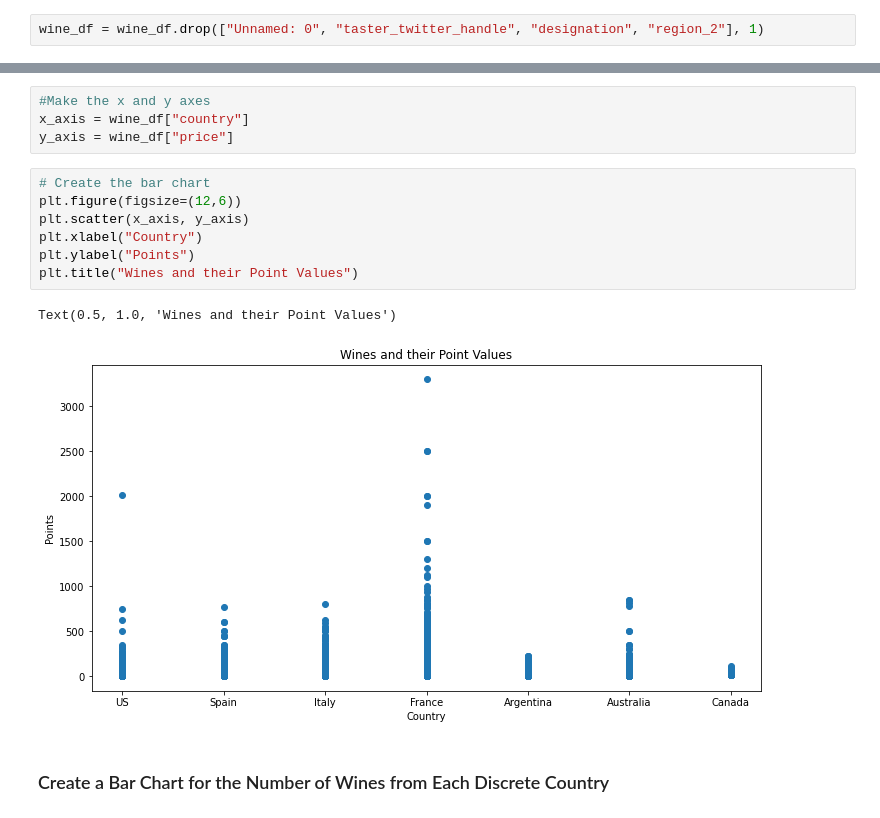
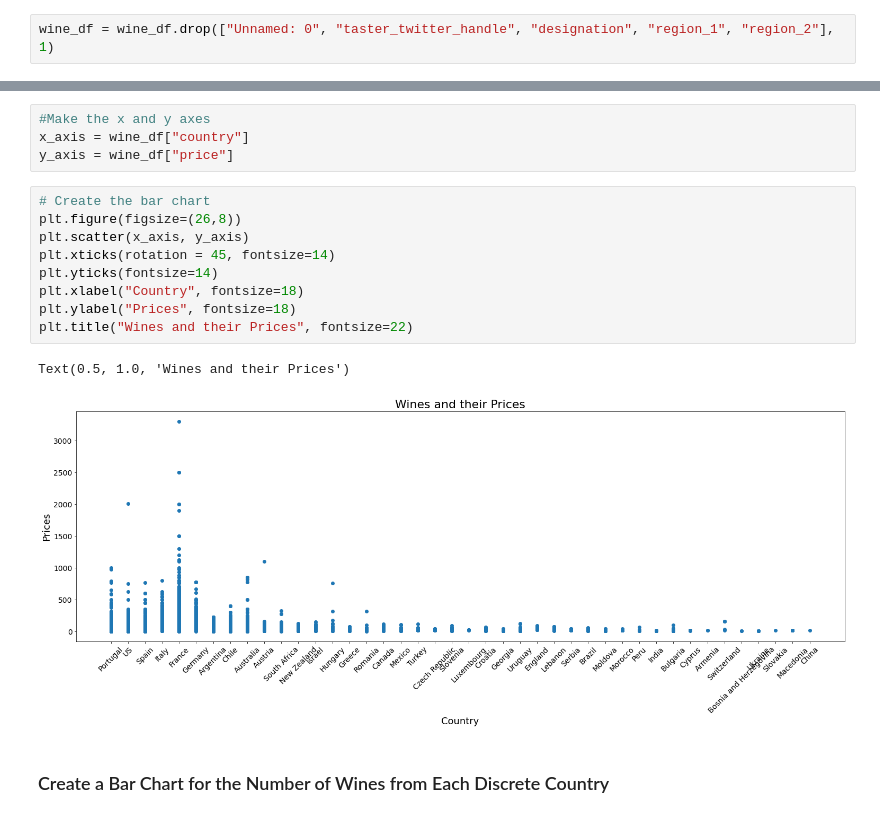
Before and after one commit to saraegregg/Les_Sommeliers, a Jupyter notebook: data_cleaning/data_week1.ipynb, the cells around one changed output, grey strips where cells are left out. Drawn from its saved outputs; the diff is of its cells as text.

```diff
--- a/data_cleaning/data_week1.ipynb
+++ b/data_cleaning/data_week1.ipynb
@@ -28,7 +28,7 @@ wine_df.head(10)
 | 8 | 8 | Germany | Savory dried thyme notes accent s... | Shine | 87 | 12.0 | Rheinhessen | NaN | NaN | ... |
 | 9 | 9 | France | This has great depth of flavor wi... | Les Natures | 87 | 27.0 | Alsace | Alsace | NaN | ... |
 # %%
-wine_df = wine_df.drop(["Unnamed: 0", "taster_twitter_handle", "designation", "region_2"], 1)
+wine_df = wine_df.drop(["Unnamed: 0", "taster_twitter_handle", "designation", "region_1", "region_2"], 1)
 # %%
 wine_df.info()
 # %% [output]
@@ -146,14 +145,16 @@ x_axis = wine_df["country"]
 y_axis = wine_df["price"]
 # %%
 # Create the bar chart
-plt.figure(figsize=(12,6))
+plt.figure(figsize=(26,8))
 plt.scatter(x_axis, y_axis)
-plt.xlabel("Country")
-plt.ylabel("Points")
-plt.title("Wines and their Point Values")
+plt.xticks(rotation = 45, fontsize=14)
+plt.yticks(fontsize=14)
+plt.xlabel("Country", fontsize=18)
+plt.ylabel("Prices", fontsize=18)
+plt.title("Wines and their Prices", fontsize=22)
 # %% [output]
-Text(0.5, 1.0, 'Wines and their Point Values')
+Text(0.5, 1.0, 'Wines and their Prices')
-[figure, old version]
+[figure, new version]
 # %% [markdown]
 ### Create a Bar Chart for the Number of Wines from Each Discrete Country
 # %%
```
Also changed, not shown: parts of 6 cells of this notebook, 7 other files.
